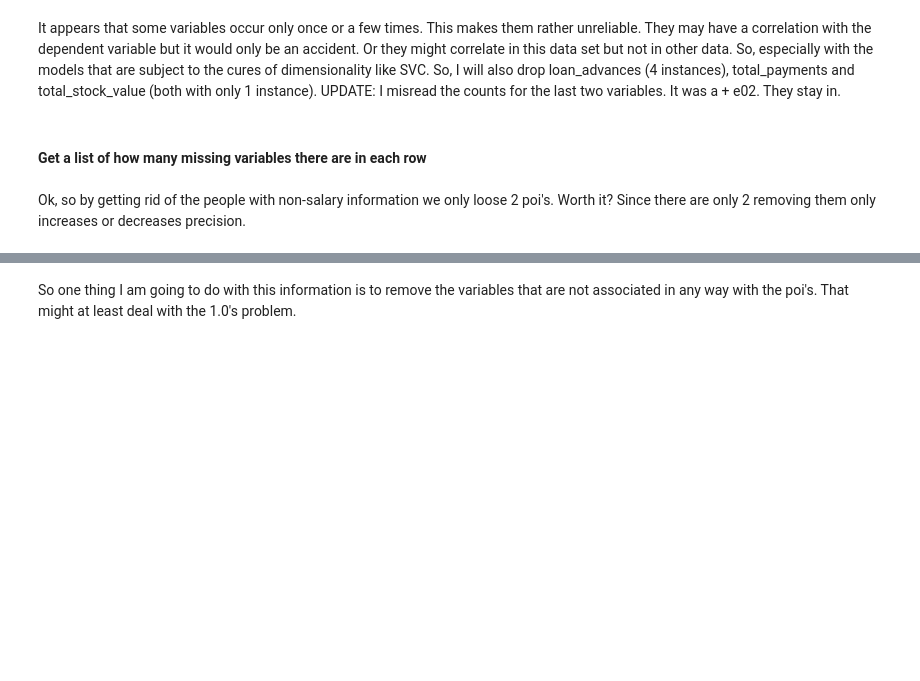
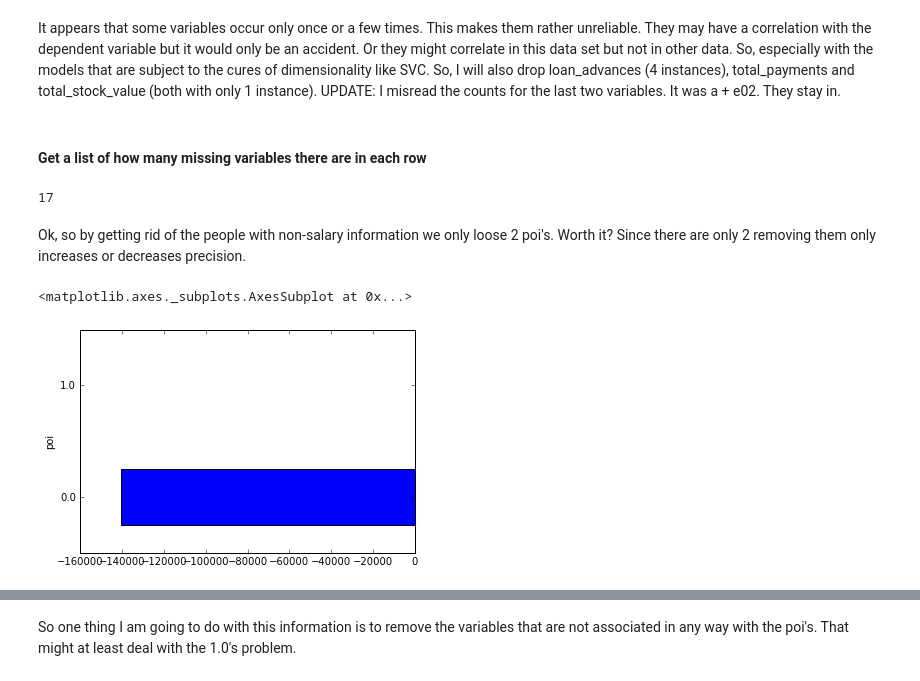
Before and after one commit to michaelreinhard/ud120-projects, a Jupyter notebook: final_project/final_project_restart_vivek.ipynb, the cells around one changed output, grey strips where cells are left out. Cells and saved outputs as stored; diff of their text form; code cells hidden in the pictures; blank space fills up the shorter version.

Commit message:
Not working again, data problem

```diff
--- a/final_project/final_project_restart_vivek.ipynb
+++ b/final_project/final_project_restart_vivek.ipynb
@@ -453,12 +179,2 @@ data = "final_project_dataset.pkl"
-# %%
-with open(data, "r") as data_file:
-    data_dict = pickle.load(data_file)
-dfE = pd.DataFrame(data_dict)
-dfE = dfE.transpose()
-dfE = dfE.drop('email_address', axis=1)
-dfE = dfE.drop('TOTAL')
-dfE = dfE.drop("THE TRAVEL AGENCY IN THE PARK")
-dfE = dfE.drop("loan_advances", axis=1)
-dfE = dfE.astype(float)
 # %%
 #number of features about each person
@@ -508,6 +222,6 @@ dtype: int64
 # %% [markdown]
 There is just so little data that I am hesitant to cut out anything. Still, when over 100 cases are missing for a particular variable it seems like it is almost surely doing more harm than good, so I am going to take out the variables with more than 90 cases missing.
 # %%
-for i in dfE.columns:
-    if dfE[i].isnull().sum() > 90:
+for i in df.columns:
+    if df[i].isnull().sum() > 90:
         print i
@@ -552,7 +311,7 @@ It appears that some variables occur only once or a few times. This makes them r
 # %% [markdown]
 #### Get a list of how many missing variables there are in each row
 # %%
-for i in dfE.index:
-    if dfE.ix[i].count() < 4:
-        dfE = dfE.drop(i, axis=0)
+for i in df.index:
+    if df.ix[i].count() < 4:
+        df = dfE.drop(i, axis=0)
 # %%
@@ -560,8 +319,13 @@ dfE_salary = dfE[dfE.loc[:,'salary']>0]
 # %%
-len(dfE_salary[dfE.loc[:,'poi']==1])
+len(df_salary[df.loc[:,'poi']==1])
+# %% [output]
+17
 # %% [markdown]
 Ok, so by getting rid of the people with non-salary information we only loose 2 poi's. Worth it? Since there are only 2 removing them only increases or decreases precision.
 # %%
-dfE.groupby('poi')['restricted_stock_deferred'].agg(np.median).plot(kind='barh')
+df.groupby('poi')['restricted_stock_deferred'].agg(np.median).plot(kind='barh')
+# %% [output]
+<matplotlib.axes._subplots.AxesSubplot at 0x...>
+[figure, added]
 # %%
 df.groupby('poi')['director_fees'].agg(np.median).plot(kind='barh')
```
Also changed, not shown: parts of 47 cells of this notebook.
